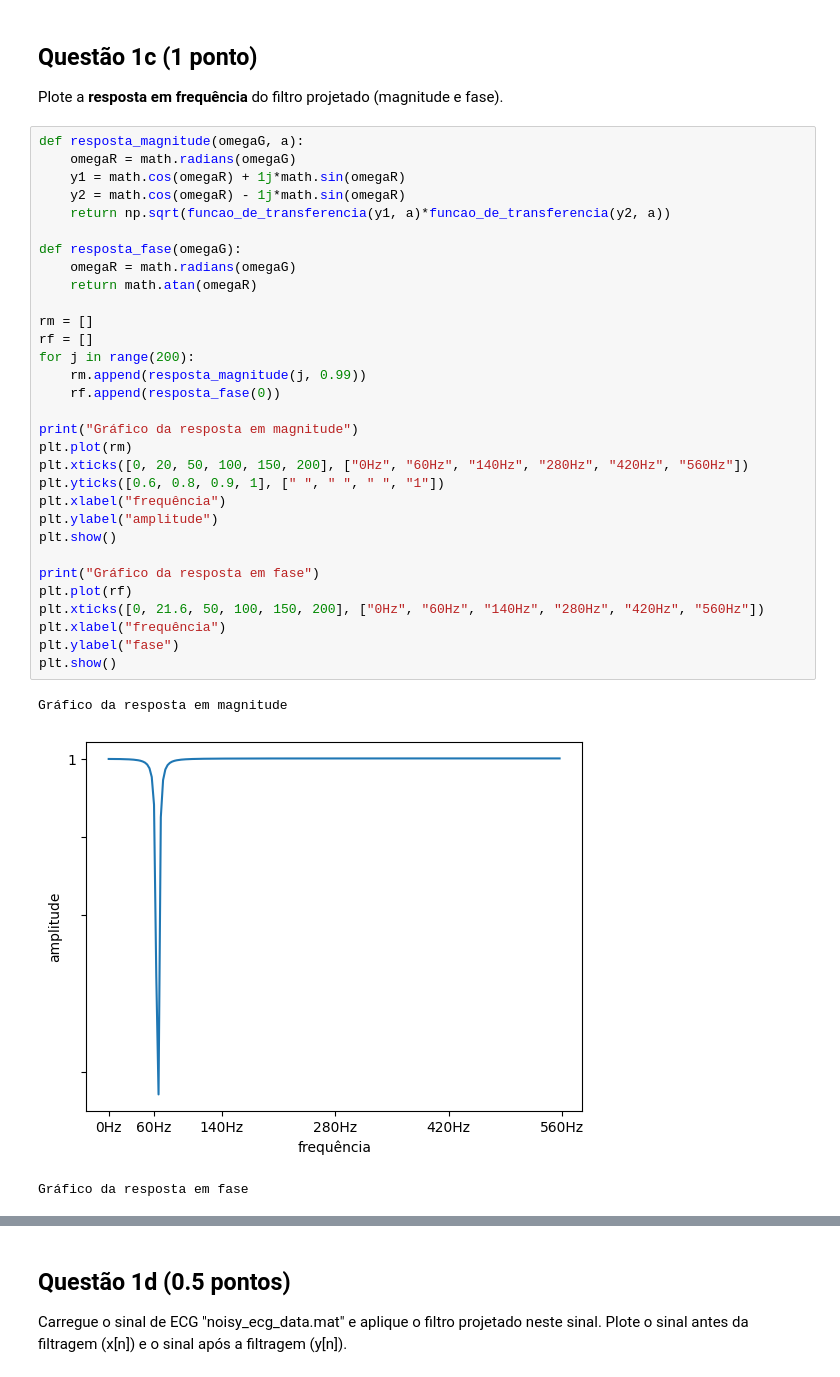
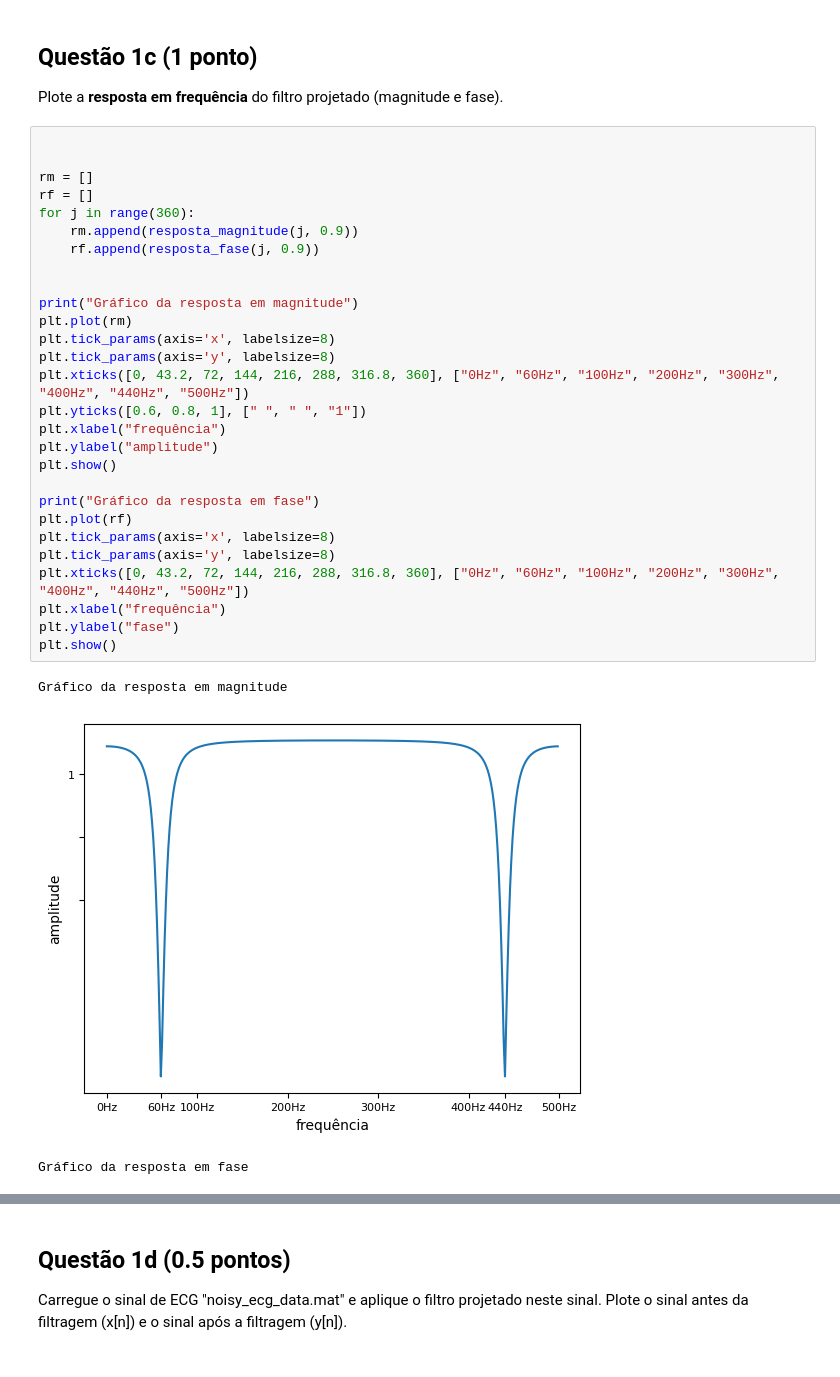
Before and after one commit to CristianoCTS/SSTD, a Jupyter notebook: Projeto-2/211028050-projeto2.ipynb, the cells around one changed output, grey strips where cells are left out. Cells and saved outputs as stored; diff of their text form.

```diff
--- a/Projeto-2/211028050-projeto2.ipynb
+++ b/Projeto-2/211028050-projeto2.ipynb
@@ -61,37 +94,34 @@ def funcao_de_transferencia(z, a):
 
 Plote a **resposta em frequência** do filtro projetado (magnitude e fase).
 # %%
-def resposta_magnitude(omegaG, a):
-    omegaR = math.radians(omegaG)
-    y1 = math.cos(omegaR) + 1j*math.sin(omegaR)
-    y2 = math.cos(omegaR) - 1j*math.sin(omegaR)
-    return np.sqrt(funcao_de_transferencia(y1, a)*funcao_de_transferencia(y2, a))
 
-def resposta_fase(omegaG):
-    omegaR = math.radians(omegaG)
-    return math.atan(omegaR)
 
 rm = []
 rf = []
-for j in range(200):
-    rm.append(resposta_magnitude(j, 0.99))
-    rf.append(resposta_fase(0))
+for j in range(360):
+    rm.append(resposta_magnitude(j, 0.9))
+    rf.append(resposta_fase(j, 0.9))
+
 
 print("Gráfico da resposta em magnitude")
 plt.plot(rm)
-plt.xticks([0, 20, 50, 100, 150, 200], ["0Hz", "60Hz", "140Hz", "280Hz", "420Hz", "560Hz"])
-plt.yticks([0.6, 0.8, 0.9, 1], [" ", " ", " ", "1"])
+plt.tick_params(axis='x', labelsize=8)
+plt.tick_params(axis='y', labelsize=8)
+plt.xticks([0, 43.2, 72, 144, 216, 288, 316.8, 360], ["0Hz", "60Hz", "100Hz", "200Hz", "300Hz", "400Hz", "440Hz", "500Hz"])
+plt.yticks([0.6, 0.8, 1], [" ", " ", "1"])
 plt.xlabel("frequência")
 plt.ylabel("amplitude")
 plt.show()
 
 print("Gráfico da resposta em fase")
 plt.plot(rf)
-plt.xticks([0, 21.6, 50, 100, 150, 200], ["0Hz", "60Hz", "140Hz", "280Hz", "420Hz", "560Hz"])
+plt.tick_params(axis='x', labelsize=8)
+plt.tick_params(axis='y', labelsize=8)
+plt.xticks([0, 43.2, 72, 144, 216, 288, 316.8, 360], ["0Hz", "60Hz", "100Hz", "200Hz", "300Hz", "400Hz", "440Hz", "500Hz"])
 plt.xlabel("frequência")
 plt.ylabel("fase")
 plt.show()
 # %% [output]
 Gráfico da resposta em magnitude
-[figure, old version]
+[figure, new version]
 Gráfico da resposta em fase
```
Also changed, not shown: parts of 10 cells of this notebook, 3 other files.
